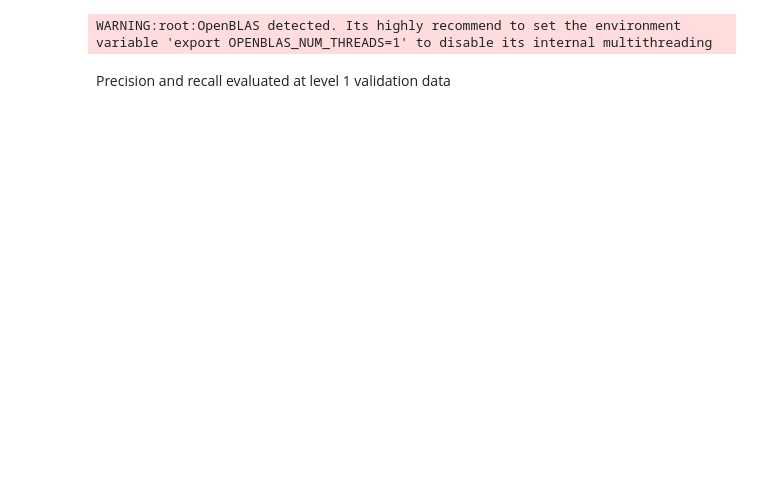
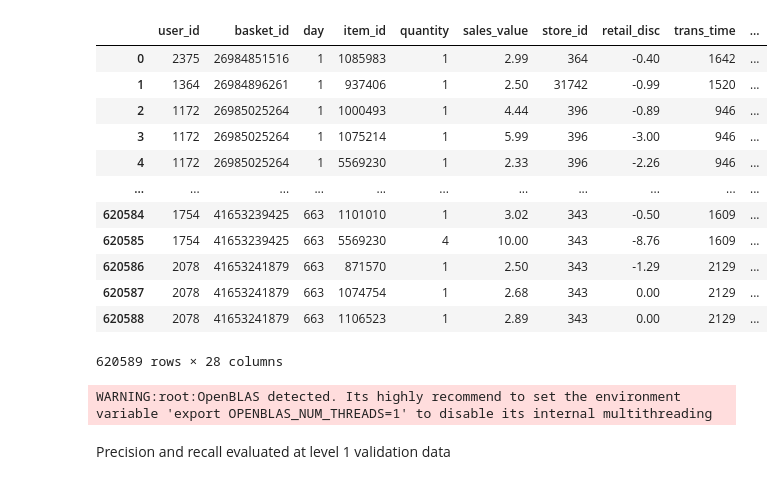
Before and after one commit to slowwavesleep/RecSysCourse, a Jupyter notebook: project/project.ipynb, the cells around one changed output. Saved outputs shown, nothing was run; the diff lists cells and outputs as text; code cells hidden in the pictures; blank space fills up the shorter version.

```diff
--- a/project/project.ipynb
+++ b/project/project.ipynb
@@ -23,0 +28,16 @@ transformer = DataTransformer(data, user_features, item_features)
+# %%
+data
+# %% [output]
+|  | user_id | basket_id | day | item_id | quantity | sales_value | store_id | retail_disc | trans_time | ... |
+| 0 | 2375 | 26984851516 | 1 | 1085983 | 1 | 2.99 | 364 | -0.40 | 1642 | ... |
+| 1 | 1364 | 26984896261 | 1 | 937406 | 1 | 2.50 | 31742 | -0.99 | 1520 | ... |
+| 2 | 1172 | 26985025264 | 1 | 1000493 | 1 | 4.44 | 396 | -0.89 | 946 | ... |
+| 3 | 1172 | 26985025264 | 1 | 1075214 | 1 | 5.99 | 396 | -3.00 | 946 | ... |
+| 4 | 1172 | 26985025264 | 1 | 5569230 | 1 | 2.33 | 396 | -2.26 | 946 | ... |
+| ... | ... | ... | ... | ... | ... | ... | ... | ... | ... | ... |
+| 620584 | 1754 | 41653239425 | 663 | 1101010 | 1 | 3.02 | 343 | -0.50 | 1609 | ... |
+| 620585 | 1754 | 41653239425 | 663 | 5569230 | 4 | 10.00 | 343 | -8.76 | 1609 | ... |
+| 620586 | 2078 | 41653241879 | 663 | 871570 | 1 | 2.50 | 343 | -1.29 | 2129 | ... |
+| 620587 | 2078 | 41653241879 | 663 | 1074754 | 1 | 2.68 | 343 | 0.00 | 2129 | ... |
+| 620588 | 2078 | 41653241879 | 663 | 1106523 | 1 | 2.89 | 343 | 0.00 | 2129 | ... |
+620589 rows × 28 columns
```
Also changed, not shown: parts of 17 cells of this notebook, 1 other file.
